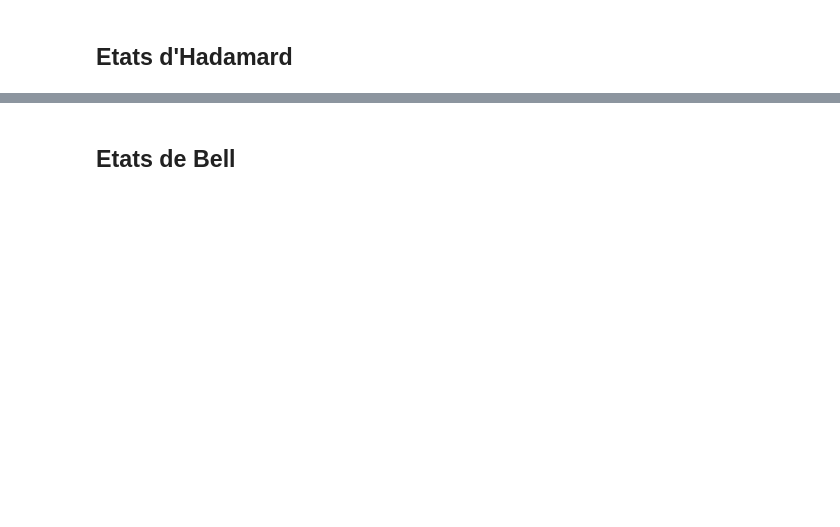
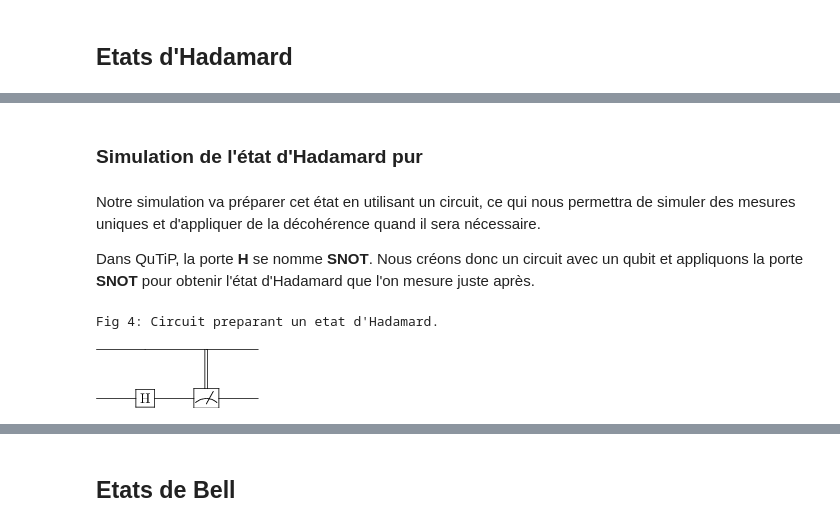
Before and after one commit to guybrush007/sorbonne, a Jupyter notebook: projet-tomographie-quantique/Tomographie quantique - Rapport.ipynb, the cells around one changed output, grey strips where cells are left out. Saved outputs shown, nothing was run; the diff lists cells and outputs as text; code cells hidden in the pictures; blank space fills up the shorter version.

```diff
--- a/projet-tomographie-quantique/Tomographie quantique - Rapport.ipynb
+++ b/projet-tomographie-quantique/Tomographie quantique - Rapport.ipynb
@@ -105,0 +176,20 @@ Une autre facon de parametrer une matrice densite et d'utiliser la decomposition
+# %% [markdown]
+### Simulation de l'état d'Hadamard pur
+# %% [markdown]
+Notre simulation va préparer cet état en utilisant un circuit, ce qui nous permettra de simuler des mesures uniques et d'appliquer de la décohérence quand il sera nécessaire.
+
+Dans QuTiP, la porte **H** se nomme **SNOT**. Nous créons donc un circuit avec un qubit et appliquons la porte **SNOT** pour obtenir l'état d'Hadamard que l'on mesure juste après.
+# %%
+from qutip.qip.circuit import QubitCircuit
+
+# On cree un circuit avec un qubit, et un bit classique (pour stocker le resulat)
+qc = QubitCircuit(N=1, num_cbits=1)
+# On applique la porte d'Hadamard sur le qubit 0
+qc.add_gate("SNOT", targets=[0])
+# On ajoute une mesure du qubit 0 stocke dans le bit classique 0
+qc.add_measurement("M0", targets=[0], classical_store=0)
+print("Fig 4: Circuit preparant un etat d'Hadamard.")
+qc.png
+# %% [output]
+Fig 4: Circuit preparant un etat d'Hadamard.
+[figure, added]
```
Also changed, not shown: parts of 82 cells of this notebook, 1 other file.
